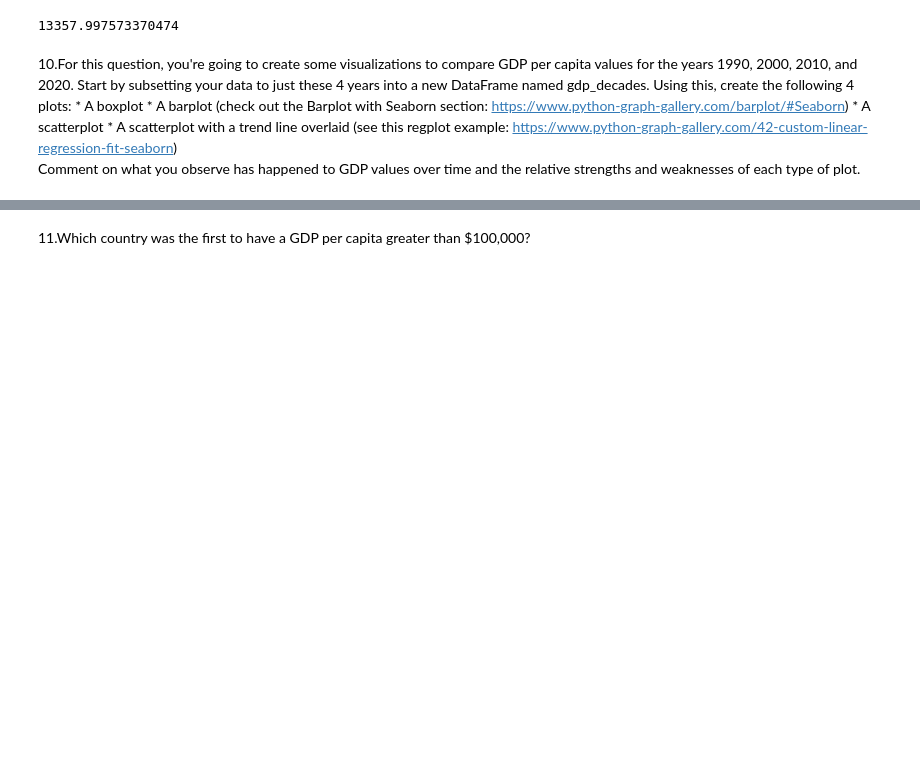
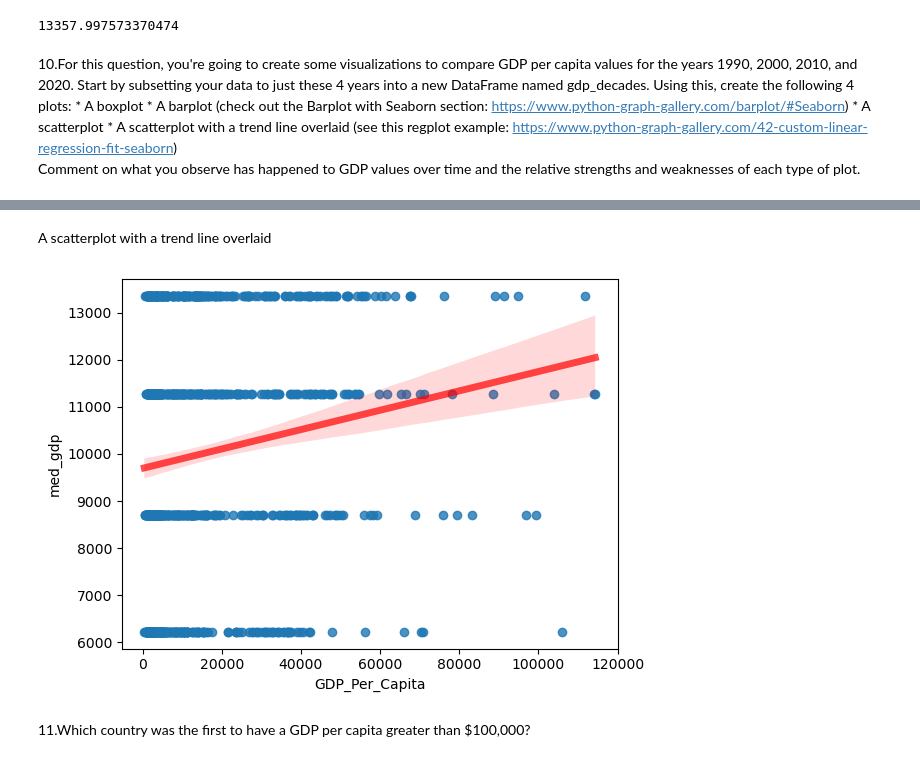
Before and after one commit to NSS-Data-Analytics-Cohort-10/gdp-and-internet-usage-mhm516, a Jupyter notebook: scripts/code_new.ipynb, the cells around one changed output, grey strips where cells are left out. Drawn from its saved outputs; the diff is of its cells as text; code cells hidden in the pictures; blank space fills up the shorter version.

```diff
--- a/scripts/code_new.ipynb
+++ b/scripts/code_new.ipynb
@@ -122,3 +131,10 @@ print(med_gdp_1990)
+# %% [markdown]
+A scatterplot with a trend line overlaid
+# %%
+sns.regplot(x=decades['GDP_Per_Capita'], y=decades['med_gdp'], line_kws={"color":"r","alpha":0.7,"lw":5})
+plt.show()
+# %% [output]
+[figure, added]
 # %% [markdown]
 11.Which country was the first to have a GDP per capita greater than $100,000?
 # %%
```
Also changed, not shown: parts of 10 cells of this notebook.
